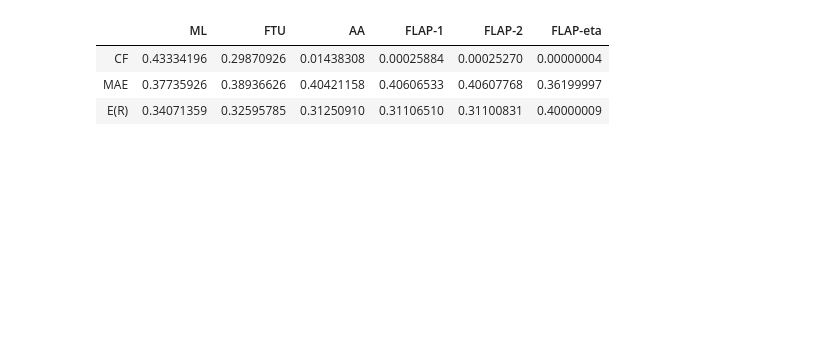
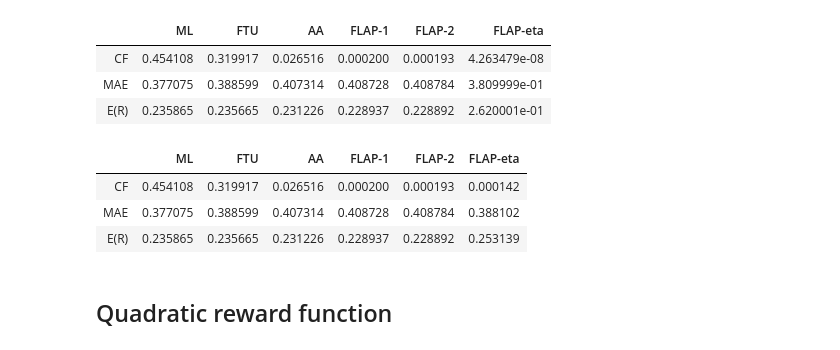
Before and after one commit to ideechy/Fairness-Learning, a Jupyter notebook: fair-optimization.ipynb, the cells around one changed output. Drawn from its saved outputs; the diff is of its cells as text; code cells hidden in the pictures; blank space fills up the shorter version.

```diff
--- a/fair-optimization.ipynb
+++ b/fair-optimization.ipynb
@@ -41,11 +31,6 @@ eta_opt = fairopt.optimize(fairopt.ipwe, method='shgo', bounds=[(0, 5), (0, 5)])
 # %%
-cf = fairopt.cf_metric(s_test, a_test, eta_opt)
-mae = fairopt.mae(s_test, a_test, y_test, eta_opt)
-reward = fairopt.reward_simulation(s_test, a_test, r_star_test, eta_opt)
-pd.set_option('precision', 7)
-pd.DataFrame(np.stack([cf, mae, reward])).rename(
-    index={0:'CF', 1:'MAE', 2:'E(R)'},
-    columns={0:'ML', 1:'FTU', 2:'AA', 3:'FLAP-1', 4:'FLAP-2', 5:'FLAP-eta'}
-)
+eta_opt = fairopt.optimize(fairopt.ipwe, method='shgo', bounds=[(-10, 10), (-10, 10)]).x
+eval = fairopt.evaluate(eta_opt, s_test, a_test, y_test, r_test, r_star_test, ['cf', 'mae', 'ers'])
+pd.DataFrame(eval, index=['CF', 'MAE', 'E(R)'], columns=['ML', 'FTU', 'AA', 'FLAP-1', 'FLAP-2', 'FLAP-eta'])
 # %% [output]
 |  | ML | FTU | AA | FLAP-1 | FLAP-2 | FLAP-eta |
@@ -69,10 +64,7 @@ fairopt.optimize(fairopt.aipwe, method='shgo', bounds=[(0, 5), (0, 5)])
 # %%
-s, a, y, r_star, r = dat_gen_loan_multivariate_reward(
-    6000, beta_y_e=1, beta_y_i=2, beta_y_s=[-1.5, -2.5, -1.5],
-    beta_r_e=2, beta_r_i=1, beta_r_s=[-2, -2, -2],
+s, a, y = dat_gen_loan_multivariate(
+    6000, beta_e=1, beta_i=2, beta_s=[-1.5, -2.5, -1.5]
 )
 s_train, s_test = s[:5000], s[5000:]
 a_train, a_test = a[:5000], a[5000:]
 y_train, y_test = y[:5000], y[5000:]
-r_star_train, r_star_test = r_star[:5000], r_star[5000:]
-r_train, r_test = r[:5000], r[5000:]
@@ -79,2 +73,8 @@ r_train, r_test = r[:5000], r[5000:]
+# %%
+r_star, r = dat_gen_reward_multivariate_linear(
+    s, a, y, beta_e=2, beta_i=1, beta_s=[-2, -2, -2]
+)
+r_star_train, r_star_test = r_star[:5000], r_star[5000:]
+r_train, r_test = r[:5000], r[5000:]
 # %%
 fairopt = FairOptimization(s_train, a_train, y_train, r_train)
@@ -106,14 +84,20 @@ eta_opt = fairopt.optimize(fairopt.ipwe, method='shgo', bounds=[(0, 10), (0, 10)
 # %%
-cf = fairopt.cf_metric(s_test, a_test, eta_opt)
-mae = fairopt.mae(s_test, a_test, y_test, eta_opt)
-reward = fairopt.reward_simulation(s_test, a_test, r_star_test, eta_opt)
-pd.set_option('precision', 8)
-pd.DataFrame(np.stack([cf, mae, reward])).rename(
-    index={0:'CF', 1:'MAE', 2:'E(R)'},
-    columns={0:'ML', 1:'FTU', 2:'AA', 3:'FLAP-1', 4:'FLAP-2', 5:'FLAP-eta'}
-)
+eta_opt = fairopt.optimize(fairopt.ipwe, method='shgo', bounds=[(-10, 10), (-10, 10), (-10, 10)]).x
+eval = fairopt.evaluate(eta_opt, s_test, a_test, y_test, r_test, r_star_test, ['cf', 'mae', 'ers'])
+pd.DataFrame(eval, index=['CF', 'MAE', 'E(R)'], columns=['ML', 'FTU', 'AA', 'FLAP-1', 'FLAP-2', 'FLAP-eta'])
 # %% [output]
 |  | ML | FTU | AA | FLAP-1 | FLAP-2 | FLAP-eta |
-| CF | 0.43334196 | 0.29870926 | 0.01438308 | 0.00025884 | 0.00025270 | 0.00000004 |
-| MAE | 0.37735926 | 0.38936626 | 0.40421158 | 0.40606533 | 0.40607768 | 0.36199997 |
-| E(R) | 0.34071359 | 0.32595785 | 0.31250910 | 0.31106510 | 0.31100831 | 0.40000009 |
+| CF | 0.454108 | 0.319917 | 0.026516 | 0.000200 | 0.000193 | 4.263479e-08 |
+| MAE | 0.377075 | 0.388599 | 0.407314 | 0.408728 | 0.408784 | 3.809999e-01 |
+| E(R) | 0.235865 | 0.235665 | 0.231226 | 0.228937 | 0.228892 | 2.620001e-01 |
+# %%
+eta_opt = fairopt.optimize(fairopt.aipwe, method='shgo', bounds=[(-10, 10), (-10, 10), (-10, 10)]).x
+eval = fairopt.evaluate(eta_opt, s_test, a_test, y_test, r_test, r_star_test, ['cf', 'mae', 'ers'])
+pd.DataFrame(eval, index=['CF', 'MAE', 'E(R)'], columns=['ML', 'FTU', 'AA', 'FLAP-1', 'FLAP-2', 'FLAP-eta'])
+# %% [output]
+|  | ML | FTU | AA | FLAP-1 | FLAP-2 | FLAP-eta |
+| CF | 0.454108 | 0.319917 | 0.026516 | 0.000200 | 0.000193 | 0.000142 |
+| MAE | 0.377075 | 0.388599 | 0.407314 | 0.408728 | 0.408784 | 0.388102 |
+| E(R) | 0.235865 | 0.235665 | 0.231226 | 0.228937 | 0.228892 | 0.253139 |
+# %% [markdown]
+## Quadratic reward function
```
Also changed, not shown: parts of 23 cells of this notebook, 6 other files.
